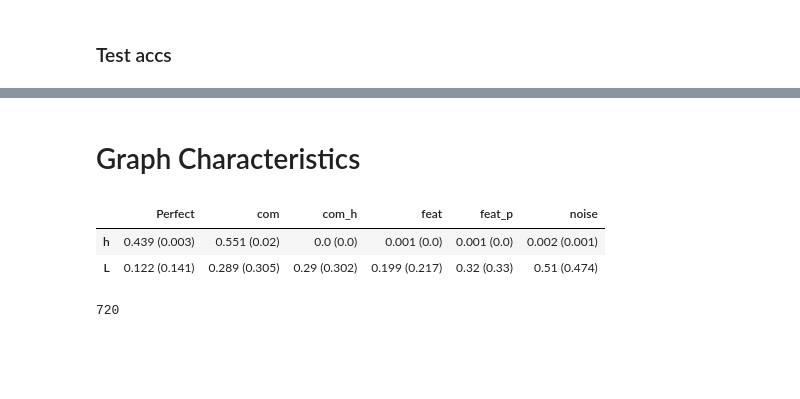
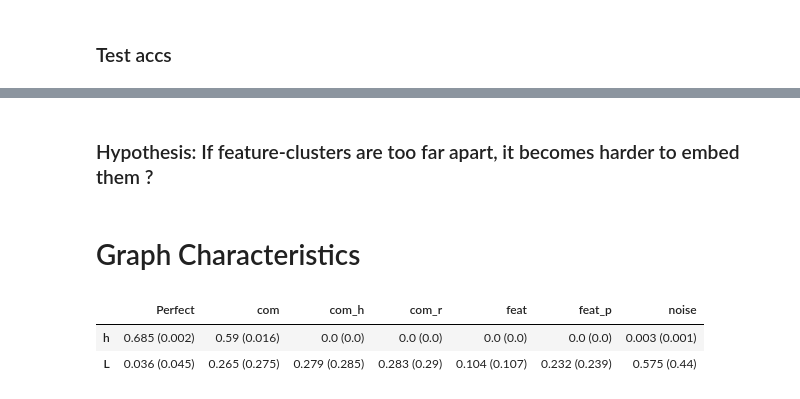
Before and after one commit to FisnikZogaj/MA, a Jupyter notebook: eval.ipynb, the cells around one changed output, grey strips where cells are left out. Drawn from its saved outputs; the diff is of its cells as text; code cells hidden in the pictures; blank space fills up the shorter version.

```diff
--- a/eval.ipynb
+++ b/eval.ipynb
@@ -210,3 +210,35 @@ result
+# %% [markdown]
+### Hypothesis: If feature-clusters are too far apart, it becomes harder to embed them ?
+# %%
+def MCR_plot(target, color, ax=None):
+        ys = [lp["test_accuracy"] for lp in target]
+        r_avg = np.cumsum(ys) / np.arange(1, len(ys) + 1)
+        x = np.arange(len(ys))
+        ax.plot(x, r_avg, color=color)
+
+arch = ["GCN", "GAT", "SAGE", "XGBoost"]
+fig, axes = plt.subplots(2, 2, figsize=(14, 10))
+axes = axes.flatten()
+
+labels = np.arange(n_scenarios) + 1
+colors = ["forestgreen", "royalblue", "dodgerblue", "mediumslateblue", "orange", "goldenrod", "firebrick"]
+
+
+for i, (model, ax) in enumerate(zip(package, axes)):
+    for j, (target, label, color) in enumerate(zip(model, labels, colors)):
+        early_stops[i, j] = MCR_plot(target, color, ax=ax)
+        ax.plot([], [], color=color, label=label)  # Adding to legend
+
+    ax.set_xlabel('Epoch')
+    ax.set_ylabel('MC Average: Test accuracy')
+
+    ax.set_title(f'{arch[i]}')
+
+handles = [Line2D([0], [0], color=color, lw=4) for color in colors]
+fig.legend(handles, labels, loc='upper center', ncol=len(labels), bbox_to_anchor=(0.5, 1.05), fontsize='medium')
+
+plt.tight_layout()
+plt.show()
 # %% [markdown]
 # Graph Characteristics
 # %%
@@ -232,7 +264,11 @@ def load_all_pickles_char(directory:str, graphtype: str) -> list:
 perfect = load_all_pickles_char(directory=last_exp,graphtype="perfect")
 community_relevant = load_all_pickles_char(directory=last_exp,graphtype="community_relevant")
 community_relevant_h = load_all_pickles_char(directory=last_exp,graphtype="community_relevant_heterophilic")
+community_relevant_r = load_all_pickles_char(directory=last_exp,graphtype="community_relevant_random")
 cluster_relevant = load_all_pickles_char(directory=last_exp,graphtype="cluster_relevant")
 cluster_relevant_p = load_all_pickles_char(directory=last_exp,graphtype="non_seperated_cluster_relevant")
 noise = load_all_pickles_char(directory=last_exp,graphtype="noise")
+
+package2 = [perfect, community_relevant, community_relevant_h,
+            cluster_relevant, cluster_relevant_p, noise]
 # %%
@@ -265,23 +288,24 @@ plt.show()
 # %%
-mus = np.zeros((2, 6))
-sigs = np.zeros((2, 6))
+mus = np.zeros((2, n_scenarios))
+sigs = np.zeros((2, n_scenarios))
 
 for k, m in enumerate(["h_hat", "wilks_lambda"]):
-    for i, s in enumerate([perfect, community_relevant, community_relevant_h, cluster_relevant, cluster_relevant_p, noise]):
+    for i, s in enumerate([perfect, community_relevant, community_relevant_h,community_relevant_r,
+                          cluster_relevant, cluster_relevant_p, noise]):
         y = [acc[m] for j, acc in enumerate(s)]
         accuracy = np.mean(y)
         sd_accuracy = np.var(y)
         mus[k, i] += np.round(accuracy, 3)
         sigs[k, i] += np.round(np.sqrt(sd_accuracy), 3)
 
 
     result = np.array([[f'{a} ({b})' for a, b in zip(row_A, row_B)] for row_A, row_B in zip(mus, sigs)])
     result = pd.DataFrame(result,
                           index=["h", "L"],
-                          columns=["Perfect", "com", "com_h" ,"feat", "feat_p", "noise"])
+                          columns=["Perfect", "com", "com_h" ,"com_r" ,"feat", "feat_p", "noise"])
 
 result
 # %% [output]
-|  | Perfect | com | com_h | feat | feat_p | noise |
-| h | 0.439 (0.003) | 0.551 (0.02) | 0.0 (0.0) | 0.001 (0.0) | 0.001 (0.0) | 0.002 (0.001) |
-| L | 0.122 (0.141) | 0.289 (0.305) | 0.29 (0.302) | 0.199 (0.217) | 0.32 (0.33) | 0.51 (0.474) |
+|  | Perfect | com | com_h | com_r | feat | feat_p | noise |
+| h | 0.685 (0.002) | 0.59 (0.016) | 0.0 (0.0) | 0.0 (0.0) | 0.0 (0.0) | 0.0 (0.0) | 0.003 (0.001) |
+| L | 0.036 (0.045) | 0.265 (0.275) | 0.279 (0.285) | 0.283 (0.29) | 0.104 (0.107) | 0.232 (0.239) | 0.575 (0.44) |
@@ -307,4 +311,0 @@ print(check2[28])
-# %%
-4 * 6 * 30
-# %% [output]
-720
```
Also changed, not shown: parts of 17 cells of this notebook, 2 other files.
